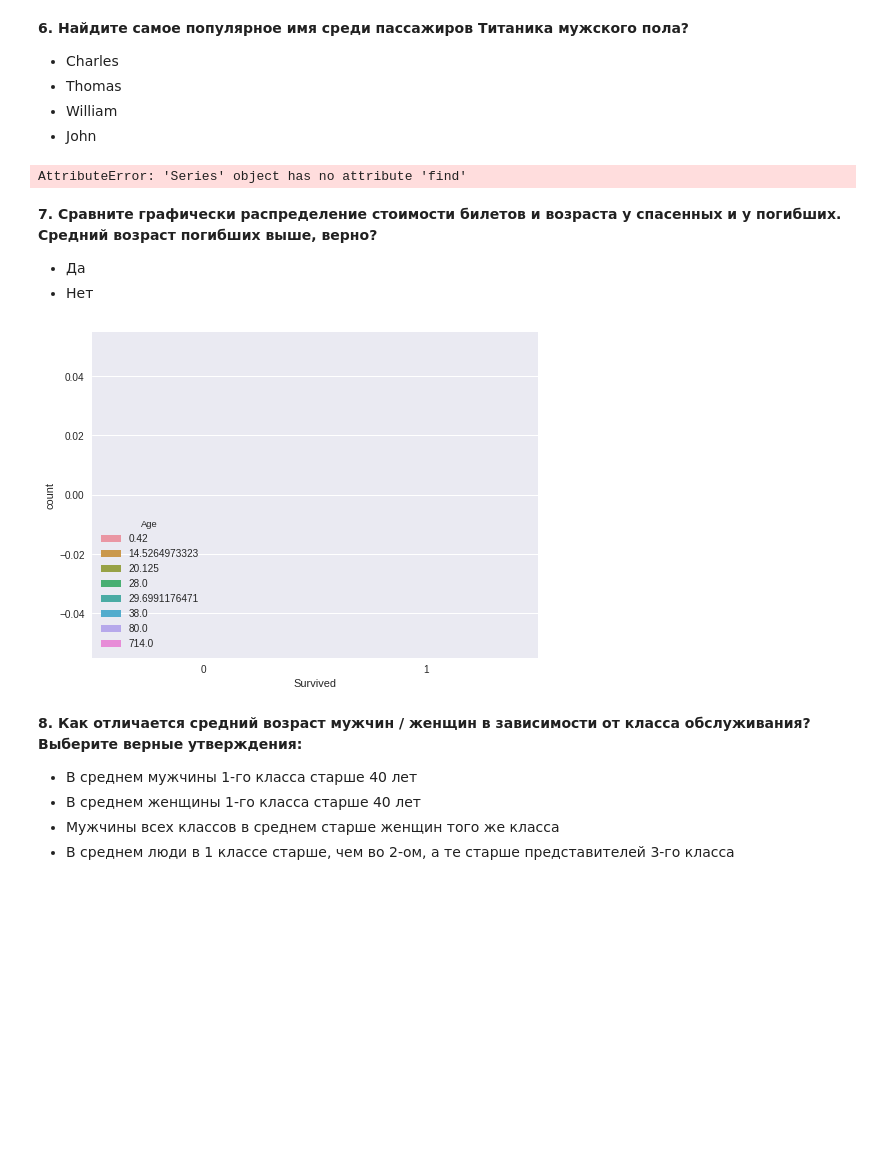
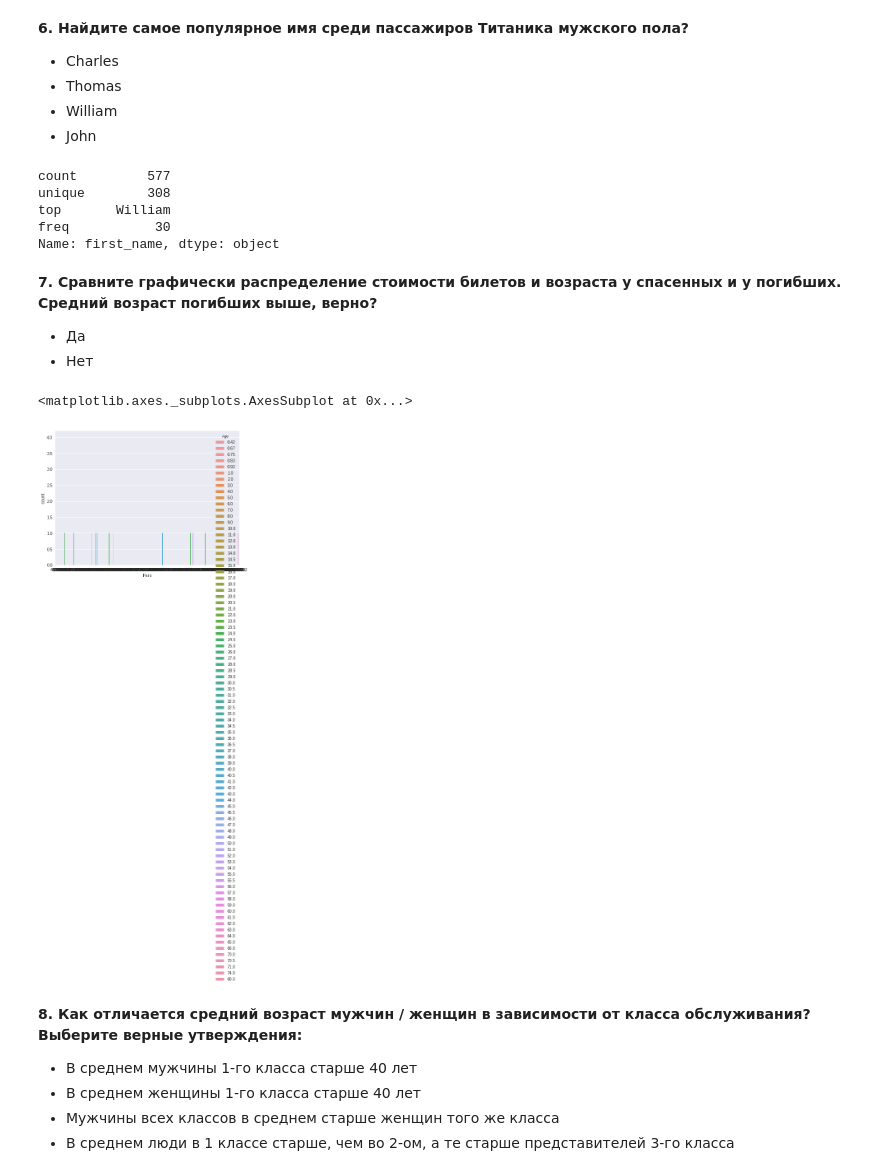
Before and after one commit to dns2316/mlcourse_open, a Jupyter notebook: jupyter_notebooks/topic01_pandas_data_analysis/lesson1_practice_pandas_titanic.ipynb, the cells around one changed output. Drawn from its saved outputs; the diff is of its cells as text; code cells hidden in the pictures; blank space fills up the shorter version.

```diff
--- a/jupyter_notebooks/topic01_pandas_data_analysis/lesson1_practice_pandas_titanic.ipynb
+++ b/jupyter_notebooks/topic01_pandas_data_analysis/lesson1_practice_pandas_titanic.ipynb
@@ -157,10 +157,26 @@ all_girls_ship['Survived'].mean()
 - Thomas
 - William
 - John
-# %%
-data['Name']
-# %% [output]
-AttributeError: 'Series' object has no attribute 'find'
+# %%
+data['first_name'] = data[data['Sex']=='male']['Name'].str.split('Mr. ')
+# help(pd.Series)
+
+data['first_name']=data[(data['Sex']=='male')&
+     (data['first_name'])]['first_name'].apply(
+    lambda x: x[-1].split(' ')[0].replace(',', '').replace(' ', '')
+)
+
+data[data['Sex']=='male']['first_name'].describe() # count top -> freq
+
+# data[data['first_name']=='William'].count() # 30
+
+# William
+# %% [output]
+count         577
+unique        308
+top       William
+freq           30
+Name: first_name, dtype: object
 # %% [markdown]
 **7. Сравните графически распределение стоимости билетов и возраста у спасенных и у погибших. Средний возраст погибших выше, верно?**
 - Да
@@ -168,18 +184,21 @@ AttributeError: 'Series' object has no attribute 'find'
 # %%
 %matplotlib inline
 import matplotlib.pyplot as plt
 import seaborn as sns
 plt.rcParams['figure.figsize'] = (8, 6)
 
-# sns.countplot(x=data[data['Survived'] == 1]['Age'].describe(),
-#               hue=data['Fare'].describe(), data=data);
+sns.countplot(x="Fare", hue="Age", data=data)
 
-sns.countplot(x=data['Survived'],
-              hue=data['Age'].describe(), data=data);
+# sns.countplot(x=data[data['Survived'] == 1]['Age'],
+#               y=data['Fare'], hue['Survived'], data=data);
 
-plt.savefig('median_age_survived.png', dpi=300);
+# sns.countplot(x=data[data['Survived']==0]['Fare'],
+#               hue=data['Age'], data=data);
+
+# plt.savefig('median_age_survived.png', dpi=300);
 # %% [output]
+<matplotlib.axes._subplots.AxesSubplot at 0x...>
-[figure, old version]
+[figure, new version]
 # %% [markdown]
 **8. Как отличается средний возраст мужчин / женщин в зависимости от класса обслуживания? Выберите верные утверждения:**
 - В среднем мужчины 1-го класса старше 40 лет
```
Also changed, not shown: parts of 3 cells of this notebook, 6 other files.
